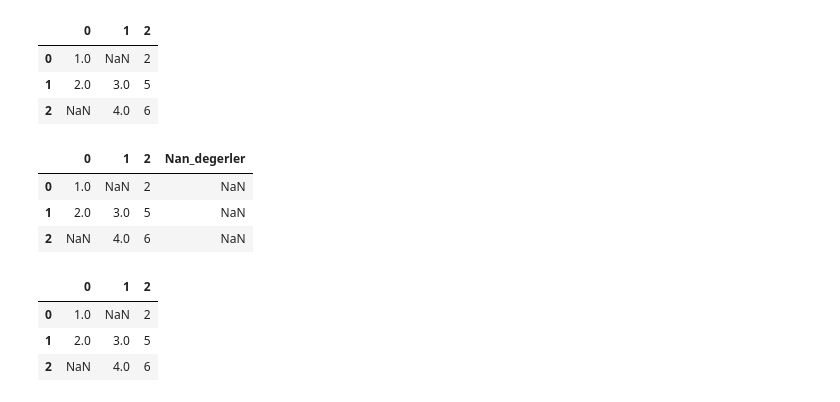
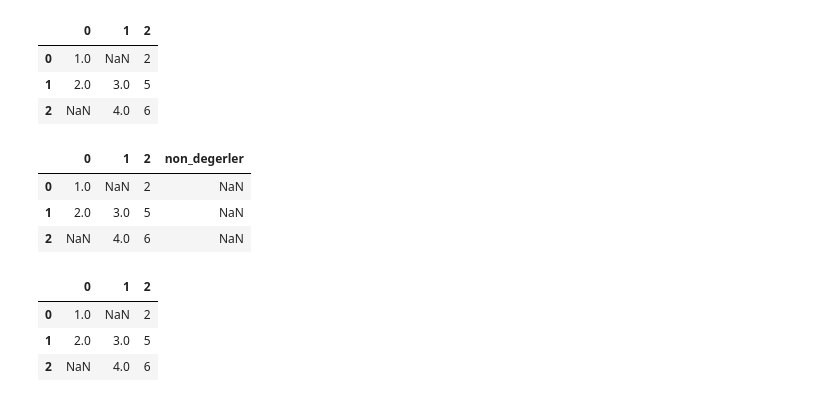
Before and after one commit to oguzhankir/YOUTUBE_Pandas_Dersleri, a Jupyter notebook: Ders_2/Eksik_Degerler.ipynb, the cells around one changed output. Saved outputs shown, nothing was run; the diff lists cells and outputs as text; code cells hidden in the pictures.

```diff
--- a/Ders_2/Eksik_Degerler.ipynb
+++ b/Ders_2/Eksik_Degerler.ipynb
@@ -102,12 +103,11 @@ df
 | 1 | 2.0 | 3.0 | 5 |
 | 2 | NaN | 4.0 | 6 |
 # %%
-df["Nan_degerler"] = np.nan
+df["non_degerler"] = np.nan
+df
+# %% [output]
+|  | 0 | 1 | 2 | non_degerler |
+| 0 | 1.0 | NaN | 2 | NaN |
+| 1 | 2.0 | 3.0 | 5 | NaN |
+| 2 | NaN | 4.0 | 6 | NaN |
-# %%
-df
-# %% [output]
-|  | 0 | 1 | 2 | Nan_degerler |
-| 0 | 1.0 | NaN | 2 | NaN |
-| 1 | 2.0 | 3.0 | 5 | NaN |
-| 2 | NaN | 4.0 | 6 | NaN |
 # %%
```
Also changed, not shown: parts of 19 cells of this notebook.
